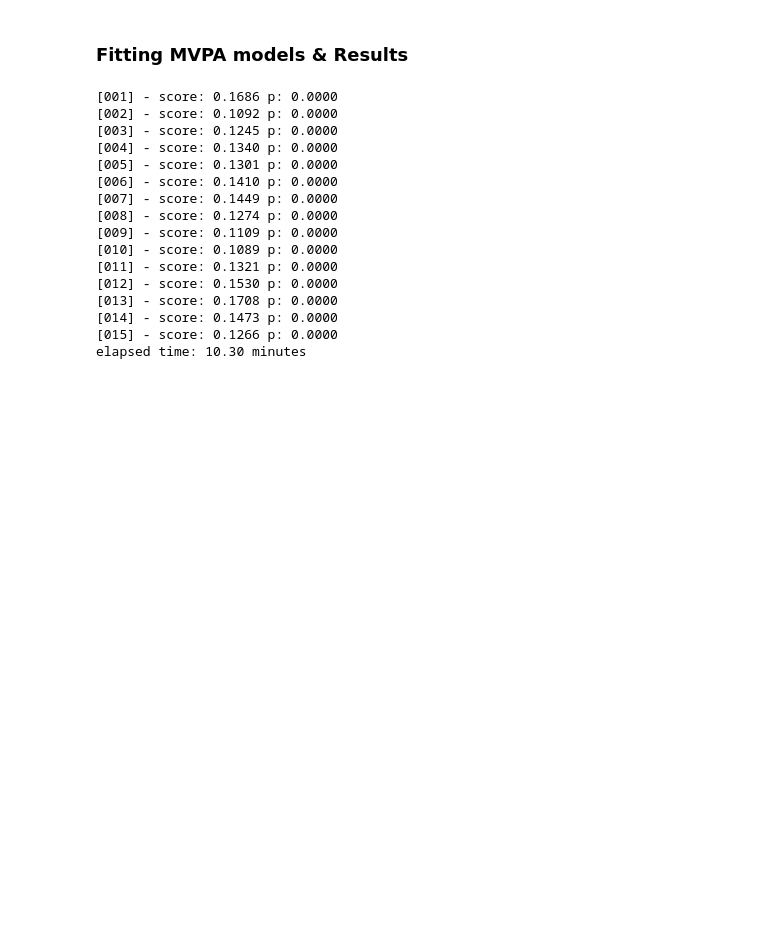
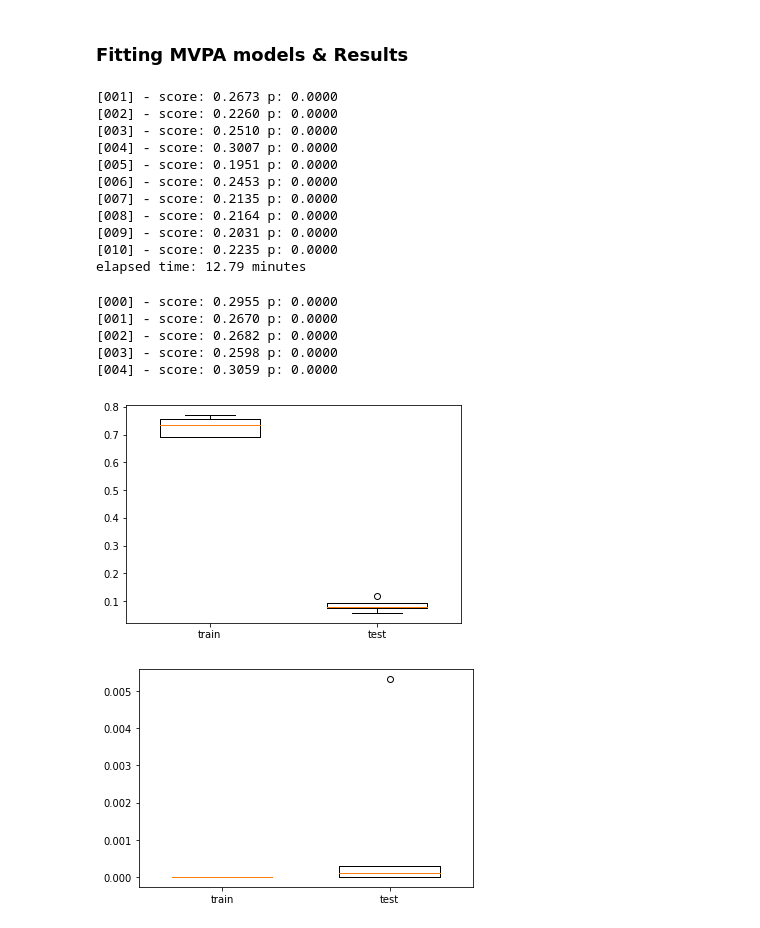
Before and after one commit to CCS-Lab/project_model_based_fmri, a Jupyter notebook: tutorials/tutorial_mlp.ipynb, the cells around one changed output. Saved outputs shown, nothing was run; the diff lists cells and outputs as text; code cells hidden in the pictures; blank space fills up the shorter version.

```diff
--- a/tutorials/tutorial_mlp.ipynb
+++ b/tutorials/tutorial_mlp.ipynb
@@ -113,7 +105,7 @@ s = perf_counter()
 
 #loader = BIDSDataLoader(layout=root,feature_name=feature_name)
 loader = BIDSDataLoader(layout=root)
-X,y = loader.get_total_data()
+X,y = loader.get_data(subject_wise=False)
 
 print(f"elapsed time: {(perf_counter()-s) / 60:.2f} minutes")
 # %% [output]
@@ -133,9 +125,10 @@ from mbmvpa.models.mvpa_mlp import MLP
 # %%
 MVPA_model = MLP(X=X,
                 y=y,
-                layer_dims=[512,256,128],
+                save=False,
+                layer_dims=[1024,1024],
                 activation='relu',
-                n_patience=10,
+                n_patience=20,
                 n_repeat=10,
                 voxel_mask = voxel_mask)
 # %%
@@ -145,19 +138,29 @@ coeffs = MVPA_model.run()
 
 print(f"elapsed time: {(perf_counter()-s) / 60:.2f} minutes")
 # %% [output]
-[001] - score: 0.1686 p: 0.0000
-[002] - score: 0.1092 p: 0.0000
-[003] - score: 0.1245 p: 0.0000
-[004] - score: 0.1340 p: 0.0000
-[005] - score: 0.1301 p: 0.0000
-[006] - score: 0.1410 p: 0.0000
-[007] - score: 0.1449 p: 0.0000
-[008] - score: 0.1274 p: 0.0000
-[009] - score: 0.1109 p: 0.0000
-[010] - score: 0.1089 p: 0.0000
-[011] - score: 0.1321 p: 0.0000
-[012] - score: 0.1530 p: 0.0000
-[013] - score: 0.1708 p: 0.0000
-[014] - score: 0.1473 p: 0.0000
-[015] - score: 0.1266 p: 0.0000
-elapsed time: 10.30 minutes
+[001] - score: 0.2673 p: 0.0000
+[002] - score: 0.2260 p: 0.0000
+[003] - score: 0.2510 p: 0.0000
+[004] - score: 0.3007 p: 0.0000
+[005] - score: 0.1951 p: 0.0000
+[006] - score: 0.2453 p: 0.0000
+[007] - score: 0.2135 p: 0.0000
+[008] - score: 0.2164 p: 0.0000
+[009] - score: 0.2031 p: 0.0000
+[010] - score: 0.2235 p: 0.0000
+elapsed time: 12.79 minutes
+# %%
+#loader = BIDSDataLoader(layout=root)
+X_dict,y_dict = loader.get_data(subject_wise=True)
+# %%
+metrics_train, metrics_test = MVPA_model.run_crossvalidation(X_dict,
+                                                     y_dict,
+                                                     method='5-fold')
+# %% [output]
+[000] - score: 0.2955 p: 0.0000
+[001] - score: 0.2670 p: 0.0000
+[002] - score: 0.2682 p: 0.0000
+[003] - score: 0.2598 p: 0.0000
+[004] - score: 0.3059 p: 0.0000
+[figure, added]
+[figure, added]
```
Also changed, not shown: parts of 22 cells of this notebook, 20 other files.
